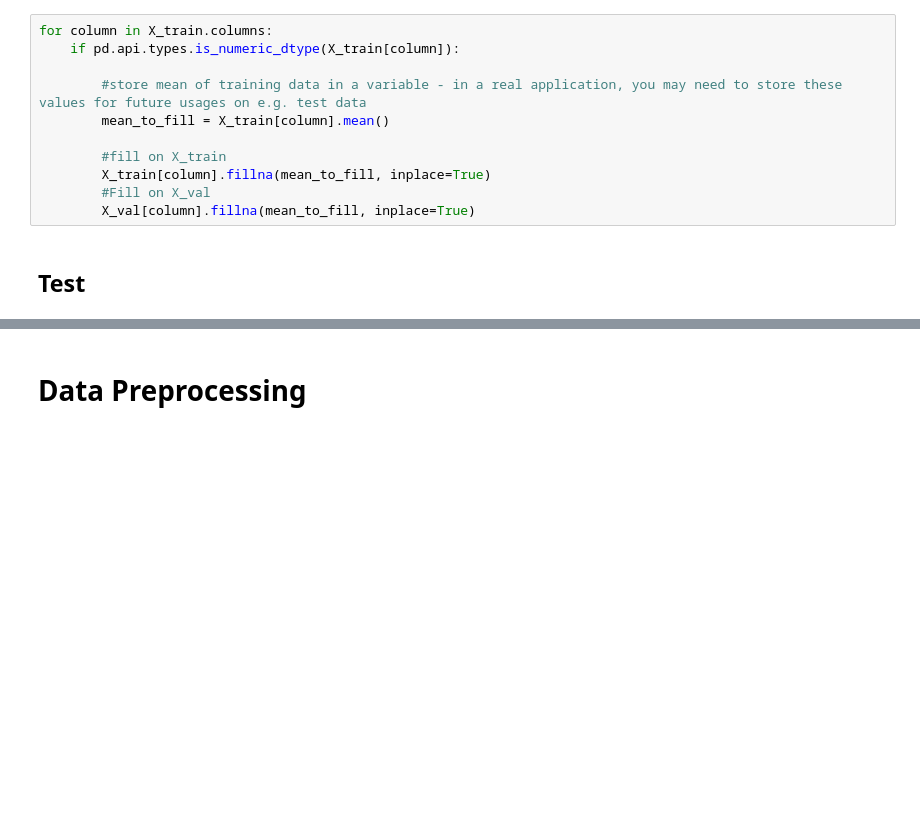
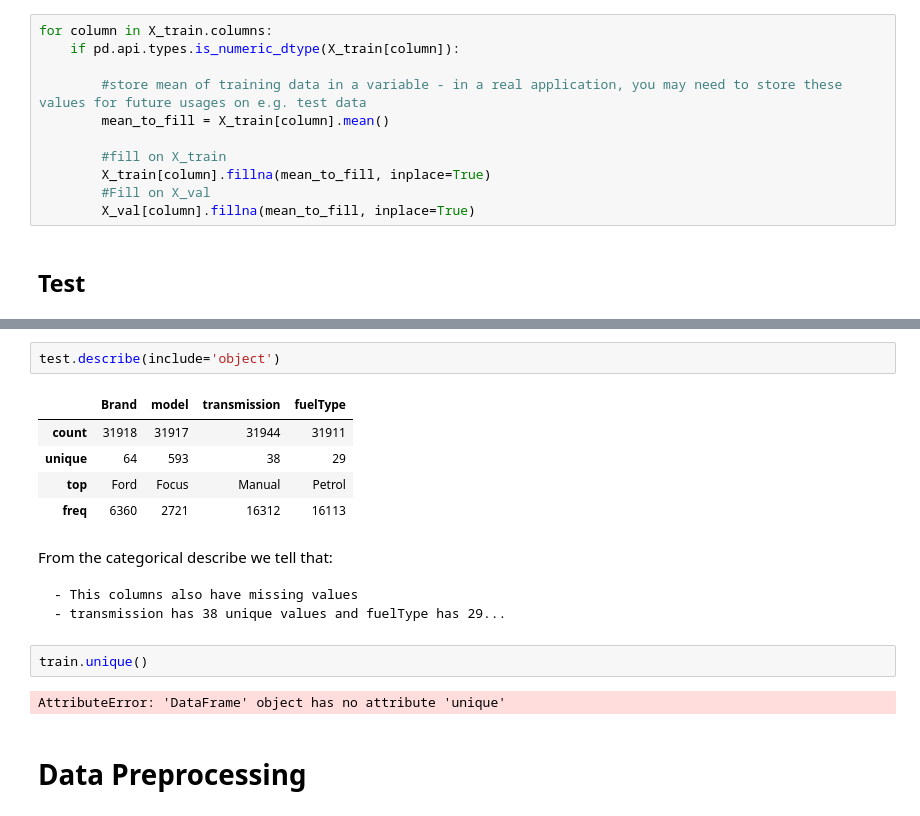
Before and after one commit to mariamiguel720/Machine-Learning-Project-25-26, a Jupyter notebook: notebooks/Notebook_primeira_entrega_ML.ipynb, the cells around one changed output, grey strips where cells are left out. Cells and saved outputs as stored; diff of their text form; blank space fills up the shorter version.

```diff
--- a/notebooks/Notebook_primeira_entrega_ML.ipynb
+++ b/notebooks/Notebook_primeira_entrega_ML.ipynb
@@ -250,3 +492,20 @@ Errors to account for (reviewed in here and in excel filters):
+# %%
+test.describe(include='object')
+# %% [output]
+|  | Brand | model | transmission | fuelType |
+| count | 31918 | 31917 | 31944 | 31911 |
+| unique | 64 | 593 | 38 | 29 |
+| top | Ford | Focus | Manual | Petrol |
+| freq | 6360 | 2721 | 16312 | 16113 |
+# %% [markdown]
+From the categorical describe we tell that:
+
+    - This columns also have missing values
+    - transmission has 38 unique values and fuelType has 29...
+# %%
+train.unique()
+# %% [output]
+AttributeError: 'DataFrame' object has no attribute 'unique'
 # %% [markdown]
 # Data Preprocessing
 # %% [markdown]
```
Also changed, not shown: parts of 28 cells of this notebook, 1 other file.
